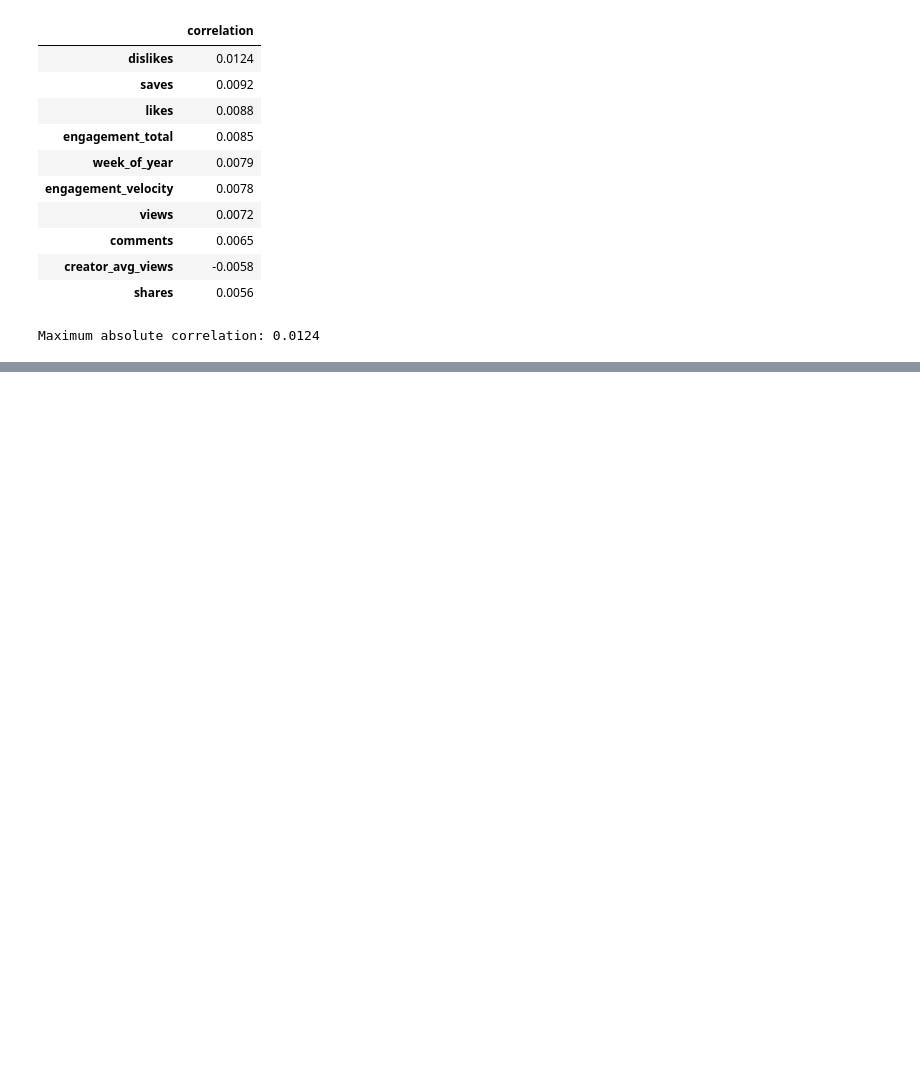
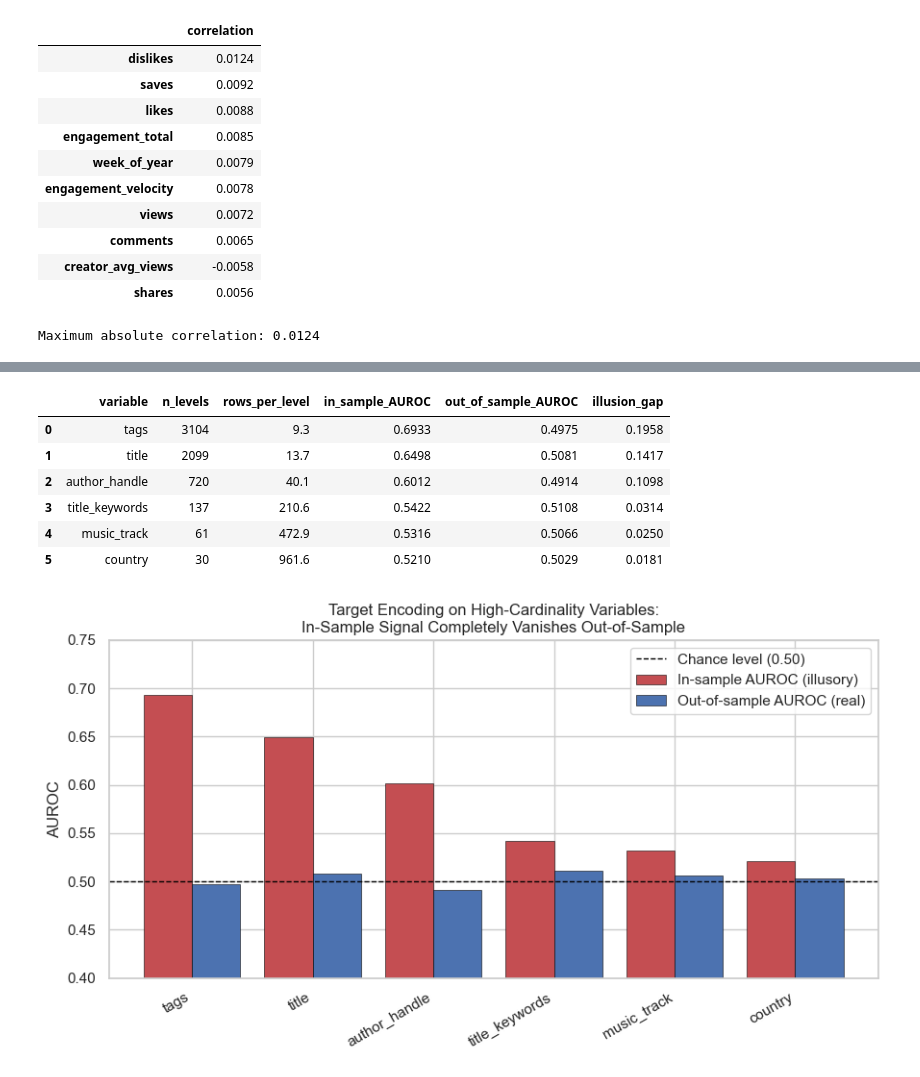
Before and after one commit to eliaxyzz/TrendPredictor, a Jupyter notebook: ml-virality-classifier.ipynb, the cells around one changed output, grey strips where cells are left out. Drawn from its saved outputs; the diff is of its cells as text; code cells hidden in the pictures; blank space fills up the shorter version.

```diff
--- a/ml-virality-classifier.ipynb
+++ b/ml-virality-classifier.ipynb
@@ -460,0 +471,54 @@ Maximum absolute correlation: 0.0124
+# %%
+# --- Target Encoding Proof of Concept ---
+
+X_tr_int, X_val_int, y_tr_int, y_val_int = train_test_split(
+    X_train, y_train,
+    test_size=0.25,
+    stratify=y_train,
+    random_state=RANDOM_STATE
+)
+
+high_card_features = ["tags", "title", "author_handle", "title_keywords",
+                      "music_track", "country"]
+
+compare_encoding = []
+for col in high_card_features:
+    rate_map = y_tr_int.groupby(X_tr_int[col]).mean()
+    prior = y_tr_int.mean()
+
+    auc_in = roc_auc_score(y_tr_int, X_tr_int[col].map(rate_map).fillna(prior))
+    auc_out = roc_auc_score(y_val_int, X_val_int[col].map(rate_map).fillna(prior))
+
+    compare_encoding.append({
+        "variable": col,
+        "n_levels": X_tr_int[col].nunique(),
+        "rows_per_level": round(len(X_tr_int) / X_tr_int[col].nunique(), 1),
+        "in_sample_AUROC": round(auc_in, 4),
+        "out_of_sample_AUROC": round(auc_out, 4),
+        "illusion_gap": round(auc_in - auc_out, 4),
+    })
+
+df_encoding = pd.DataFrame(compare_encoding).sort_values("illusion_gap", ascending=False)
+display(df_encoding)
+
+fig, ax = plt.subplots(figsize=(9, 5))
+pos = np.arange(len(df_encoding))
+ax.bar(pos - 0.2, df_encoding["in_sample_AUROC"], width=0.4,
+       label="In-sample AUROC (illusory)", color="#C44E52", edgecolor="black", linewidth=0.4)
+ax.bar(pos + 0.2, df_encoding["out_of_sample_AUROC"], width=0.4,
+       label="Out-of-sample AUROC (real)", color="#4C72B0", edgecolor="black", linewidth=0.4)
+ax.axhline(0.5, color="black", linestyle="--", linewidth=1, label="Chance level (0.50)")
+ax.set_xticks(pos); ax.set_xticklabels(df_encoding["variable"], rotation=30, ha="right")
+ax.set_ylabel("AUROC"); ax.set_ylim(0.4, 0.75)
+ax.set_title("Target Encoding on High-Cardinality Variables:\nIn-Sample Signal Completely Vanishes Out-of-Sample")
+ax.legend()
+plt.tight_layout(); plt.show()
+# %% [output]
+|  | variable | n_levels | rows_per_level | in_sample_AUROC | out_of_sample_AUROC | illusion_gap |
+| 0 | tags | 3104 | 9.3 | 0.6933 | 0.4975 | 0.1958 |
+| 1 | title | 2099 | 13.7 | 0.6498 | 0.5081 | 0.1417 |
+| 2 | author_handle | 720 | 40.1 | 0.6012 | 0.4914 | 0.1098 |
+| 3 | title_keywords | 137 | 210.6 | 0.5422 | 0.5108 | 0.0314 |
+| 4 | music_track | 61 | 472.9 | 0.5316 | 0.5066 | 0.0250 |
+| 5 | country | 30 | 961.6 | 0.5210 | 0.5029 | 0.0181 |
+[figure, added]
```
Also changed, not shown: parts of 19 cells of this notebook.
